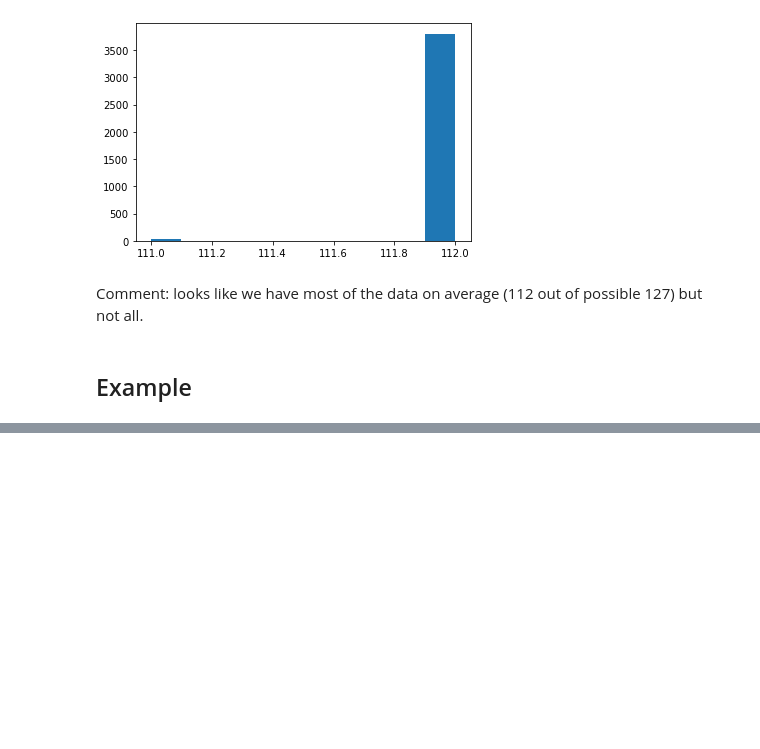
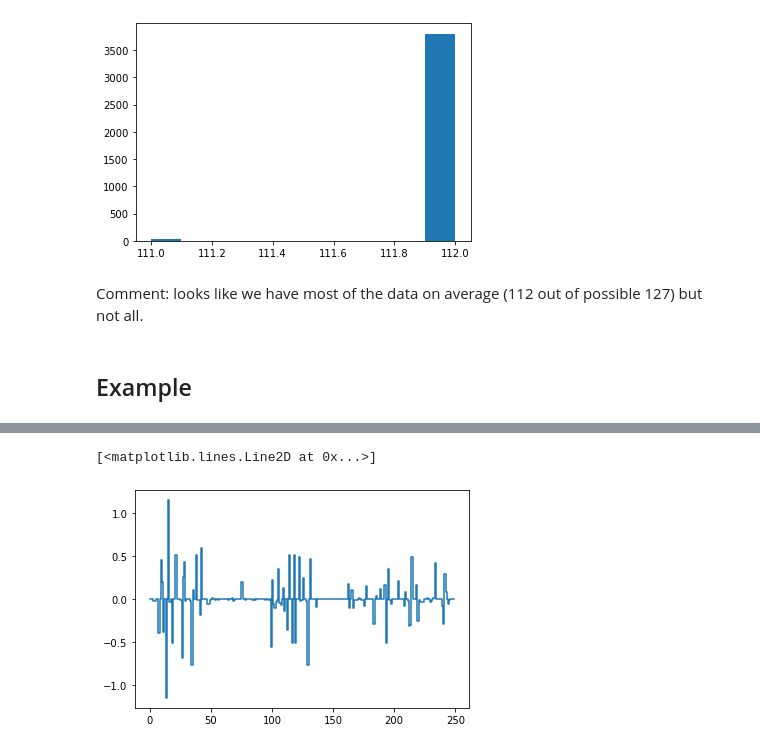
Before and after one commit to thomasarmstrong98/optiver, a Jupyter notebook: research/Tom/notebooks/first_glance.ipynb, the cells around one changed output, grey strips where cells are left out. Saved outputs shown, nothing was run; the diff lists cells and outputs as text; code cells hidden in the pictures; blank space fills up the shorter version.

```diff
--- a/research/Tom/notebooks/first_glance.ipynb
+++ b/research/Tom/notebooks/first_glance.ipynb
@@ -128,0 +136,6 @@ plt.plot(book.ask_size1)
+# %%
+# we see that the spread goes through periods of volatility
+plt.step(book.index, log_return(book.ask_price1 - book.bid_price1))
+# %% [output]
+[<matplotlib.lines.Line2D at 0x...>]
+[figure, added]
```
Also changed, not shown: parts of 10 cells of this notebook, 1 other file.
